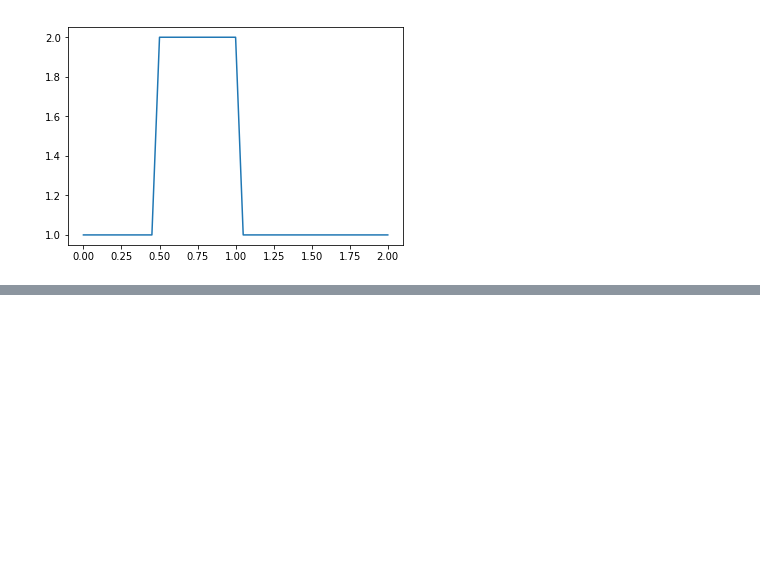
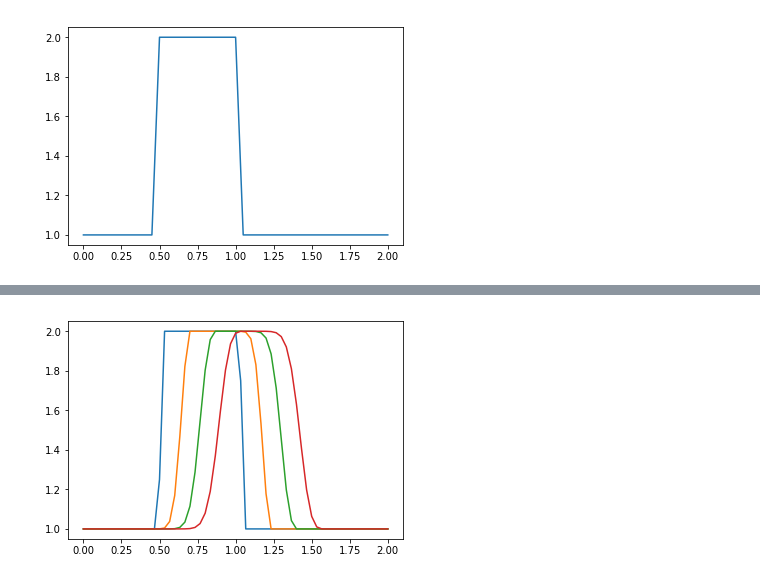
Before and after one commit to Naruu/Navier-Stokes, a Jupyter notebook: Step1.ipynb, the cells around one changed output, grey strips where cells are left out. Drawn from its saved outputs; the diff is of its cells as text; code cells hidden in the pictures; blank space fills up the shorter version.

```diff
--- a/Step1.ipynb
+++ b/Step1.ipynb
@@ -46,0 +62,21 @@ for n in range(nt):
+# %%
+nx = 61
+dx = 2 / (nx - 1)
+nt = 20
+dt = .025
+c = 1
+
+u = np.ones(nx)
+u[int(.5/dx) : int(1 / dx + 1)] = 2
+un = np.ones(nx)
+
+fig, axes = plt.subplots()
+
+for n in range(nt):
+    un = u.copy()
+    for i in range(1, nx):
+        u[i] = un[i] - c * dt / dx * (un[i] - un[i-1])
+    if not n%5:
+        plt.plot(np.linspace(0,2,nx), u)
+# %% [output]
+[figure, added]
```
Also changed, not shown: parts of 6 cells of this notebook.
